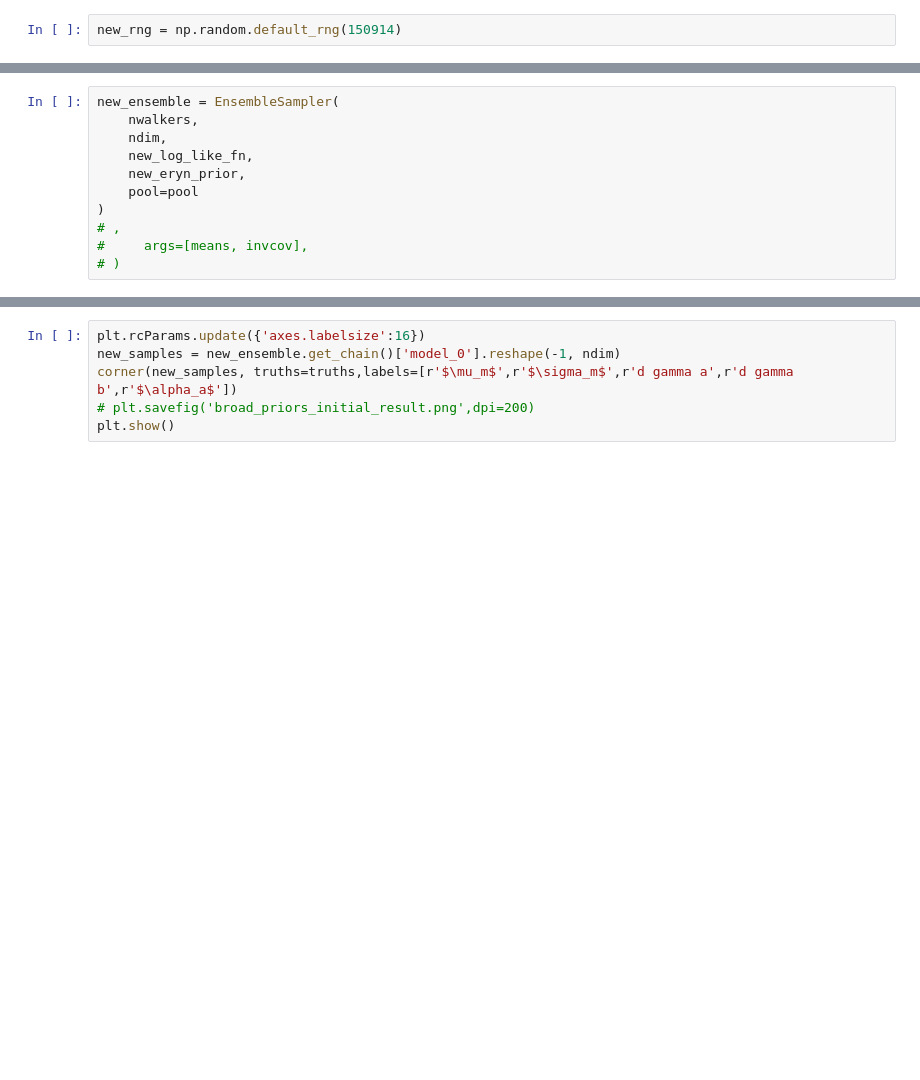
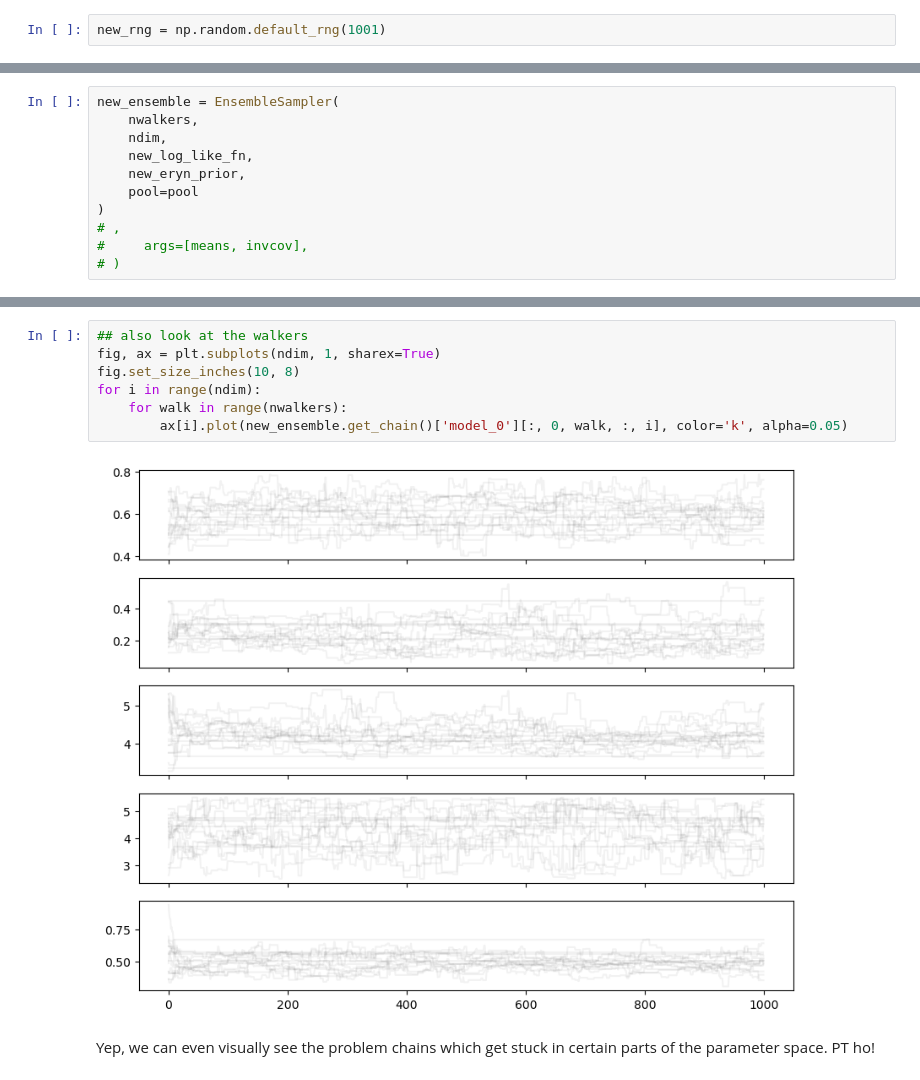
Before and after one commit to criswellalexander/pelargir-gb, a Jupyter notebook: prototype-notebooks/Toy-model-for-toy-model.ipynb, the cells around one changed output, grey strips where cells are left out. Drawn from its saved outputs; the diff is of its cells as text; blank space fills up the shorter version.

```diff
--- a/prototype-notebooks/Toy-model-for-toy-model.ipynb
+++ b/prototype-notebooks/Toy-model-for-toy-model.ipynb
@@ -1481,6 +1481,6 @@ plt.show()
 
 and undersampled as hell but that's to be expected. But also let' make sure we're not prior-dominated here. Some of these are defnitely likelihood-informed ($\alpha_a$, the distance gamma parameters) but I'm less sure of the mass distribution since we put a Gaussian prior on it. Re-run with broader priors (and more samples)!
 # %%
-new_rng = np.random.default_rng(150914)
+new_rng = np.random.default_rng(1001)
 # %%
 ## broadening the priors, and switching the hyperprior for mu_m to uniform instead of normal
@@ -1585,6 +1656,11 @@ ValueError: The initial log_like was NaN
 # %%
-plt.rcParams.update({'axes.labelsize':16})
-new_samples = new_ensemble.get_chain()['model_0'].reshape(-1, ndim)
-corner(new_samples, truths=truths,labels=[r'$\mu_m$',r'$\sigma_m$',r'd gamma a',r'd gamma b',r'$\alpha_a$'])
-# plt.savefig('broad_priors_initial_result.png',dpi=200)
-plt.show()
+## also look at the walkers
+fig, ax = plt.subplots(ndim, 1, sharex=True)
+fig.set_size_inches(10, 8)
+for i in range(ndim):
+    for walk in range(nwalkers):
+        ax[i].plot(new_ensemble.get_chain()['model_0'][:, 0, walk, :, i], color='k', alpha=0.05)
+# %% [output]
+[figure, added]
+# %% [markdown]
+Yep, we can even visually see the problem chains which get stuck in certain parts of the parameter space. PT ho!
```
Also changed, not shown: parts of 23 cells of this notebook, 1 other file.
